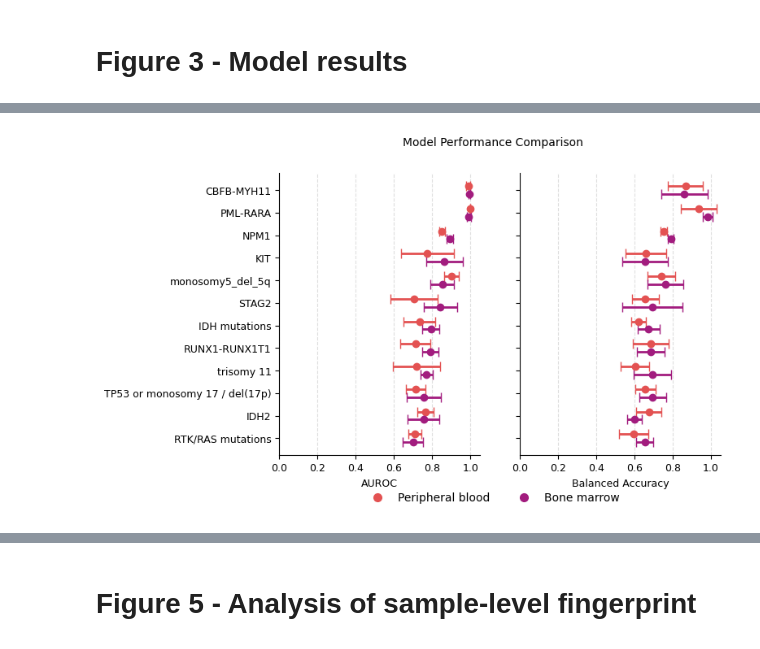
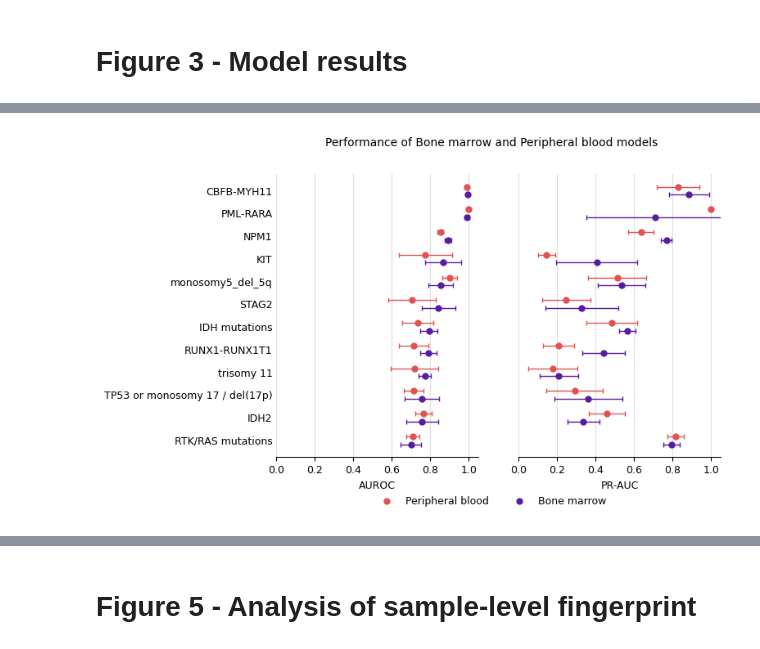
Before and after one commit to purz1/mut-pred-analysis, a Jupyter notebook: archive/data_analysis_30-01-2026.ipynb, the cells around one changed output, grey strips where cells are left out. Saved outputs shown, nothing was run; the diff lists cells and outputs as text; code cells hidden in the pictures.

```diff
--- a/data_analysis.ipynb
+++ b/archive/data_analysis_30-01-2026.ipynb
@@ -7,6 +7,10 @@ import anndata as ad
 
 pd.set_option('display.max_rows', 999)
 pd.set_option('display.max_columns', 999)
+
+
+BONE_MARROW_COLOR = "#581CA2"
+PERIPHERAL_BLOOD_COLOR = "#E35252"
 # %%
 import numpy as np
 import pandas as pd
@@ -3430,23 +2570,23 @@ plot_split_axis_metrics_v2(
 # %%
 plot_split_axis_metrics(
     combined_metrics,
     metric_left="roc_auc",
-    metric_right="balanced_accuracy",
+    metric_right="pr_auc",
     label_left="AUROC",
-    label_right="Balanced Accuracy",
+    label_right="PR-AUC",
     x_limit_left=(0, 1.05),
     x_limit_right=(0, 1.05),
     model_col="model",
     font_size=10,
     fig_width=7,
     fig_height=4.5,   # fixed height now
     model_colors={
-        "Bone marrow": "#A21C7E",
-        "Peripheral blood": "#E35252",
+        "Bone marrow": BONE_MARROW_COLOR,
+        "Peripheral blood": PERIPHERAL_BLOOD_COLOR,
     },  # colors for models
     model_offset=0.35,
     legend=True,
-    title="Model Performance Comparison",
+    title="Performance of Bone marrow and Peripheral blood models",
 )
 # %% [output]
-[figure, old version]
+[figure, new version]
```
Also changed, not shown: parts of 40 cells of this notebook, 1 other file.
